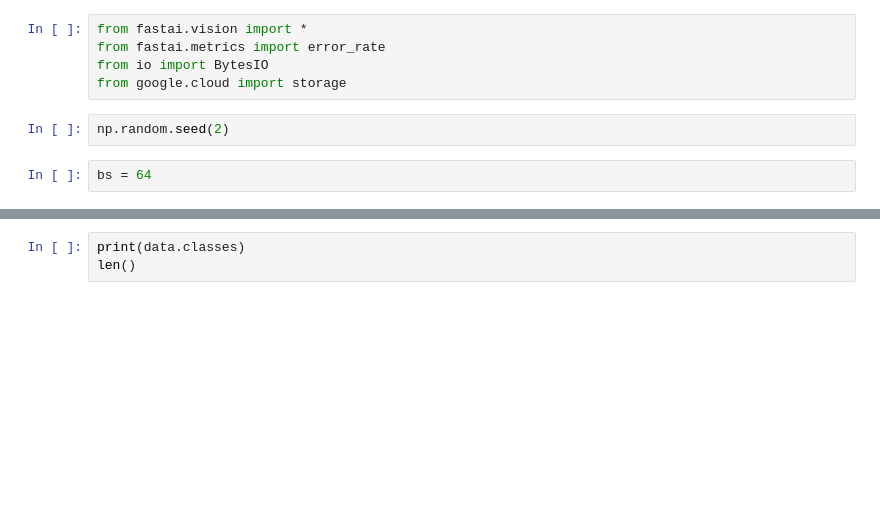
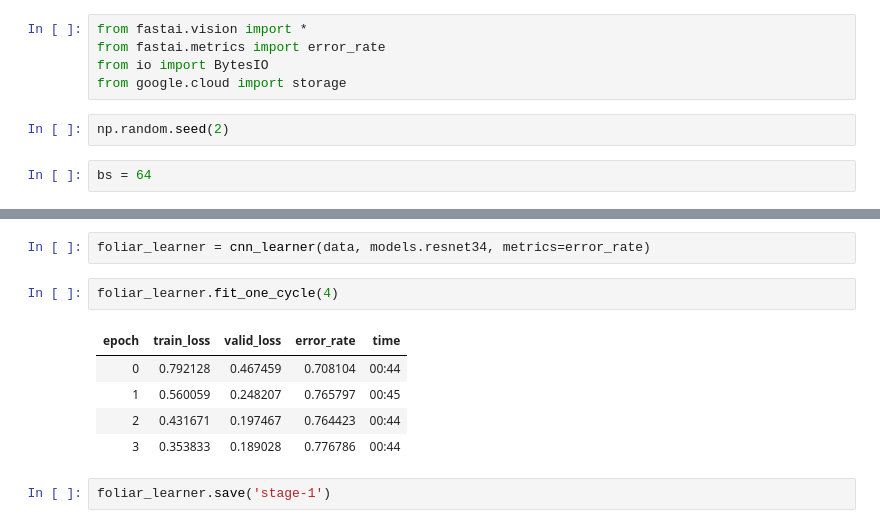
Before and after one commit to wcneill/kaggle, a Jupyter notebook: foliar/foliar_fastai.ipynb, the cells around one changed output, grey strips where cells are left out. Cells and saved outputs as stored; diff of their text form; blank space fills up the shorter version.

```diff
--- a/foliar/foliar_fastai.ipynb
+++ b/foliar/foliar_fastai.ipynb
@@ -32,3 +34,12 @@ data.show_batch(rows=6, figsize=(15,15))
-# %%
-print(data.classes)
-len()
+# %%
+foliar_learner = cnn_learner(data, models.resnet34, metrics=error_rate)
+# %%
+foliar_learner.fit_one_cycle(4)
+# %% [output]
+| epoch | train_loss | valid_loss | error_rate | time |
+| 0 | 0.792128 | 0.467459 | 0.708104 | 00:44 |
+| 1 | 0.560059 | 0.248207 | 0.765797 | 00:45 |
+| 2 | 0.431671 | 0.197467 | 0.764423 | 00:44 |
+| 3 | 0.353833 | 0.189028 | 0.776786 | 00:44 |
+# %%
+foliar_learner.save('stage-1')
```
Also changed, not shown: parts of 12 cells of this notebook.
